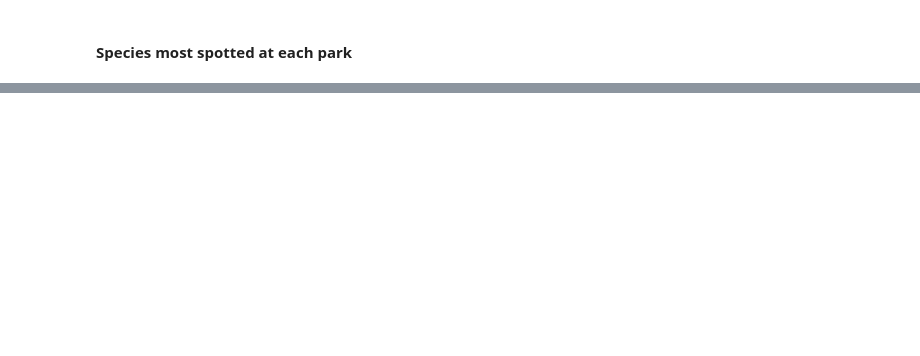
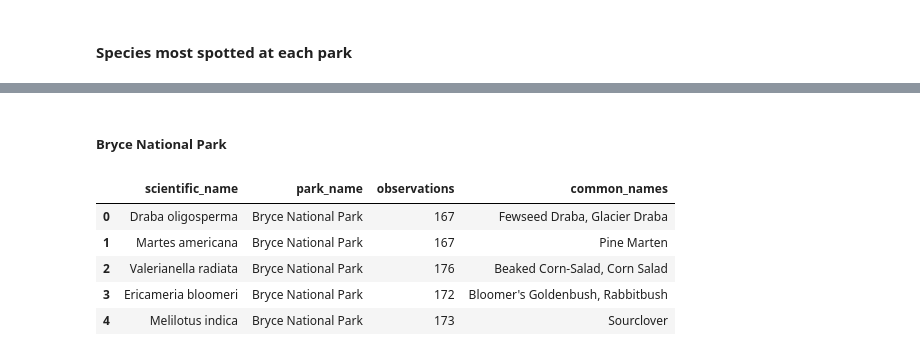
Before and after one commit to Kwamewusu/ml_portfolio, a Jupyter notebook: biodiversity_project/biodiversity.ipynb, the cells around one changed output, grey strips where cells are left out. Cells and saved outputs as stored; diff of their text form; code cells hidden in the pictures; blank space fills up the shorter version.

```diff
--- a/biodiversity_project/biodiversity.ipynb
+++ b/biodiversity_project/biodiversity.ipynb
@@ -161,0 +132,17 @@ max_observations_by_park
+# %% [markdown]
+##### Bryce National Park
+# %%
+bryce = max_observations_by_park[max_observations_by_park.park_name ==
+                                 'Bryce National Park'].reset_index(drop=True)
+
+for idx, sci_name in enumerate(bryce.scientific_name):
+    bryce.loc[idx, 'common_names'] = species_data[species_data.scientific_name.isin(
+        [sci_name])].common_names.values[0]
+bryce
+# %% [output]
+|  | scientific_name | park_name | observations | common_names |
+| 0 | Draba oligosperma | Bryce National Park | 167 | Fewseed Draba, Glacier Draba |
+| 1 | Martes americana | Bryce National Park | 167 | Pine Marten |
+| 2 | Valerianella radiata | Bryce National Park | 176 | Beaked Corn-Salad, Corn Salad |
+| 3 | Ericameria bloomeri | Bryce National Park | 172 | Bloomer's Goldenbush, Rabbitbush |
+| 4 | Melilotus indica | Bryce National Park | 173 | Sourclover |
```
Also changed, not shown: parts of 12 cells of this notebook.
